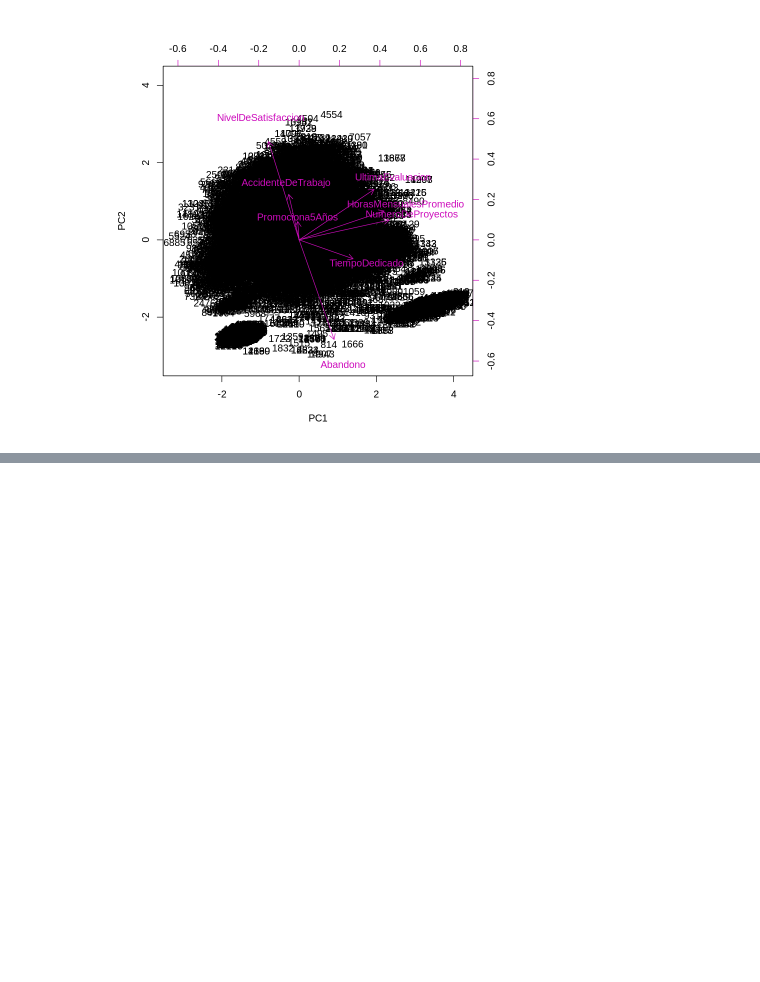
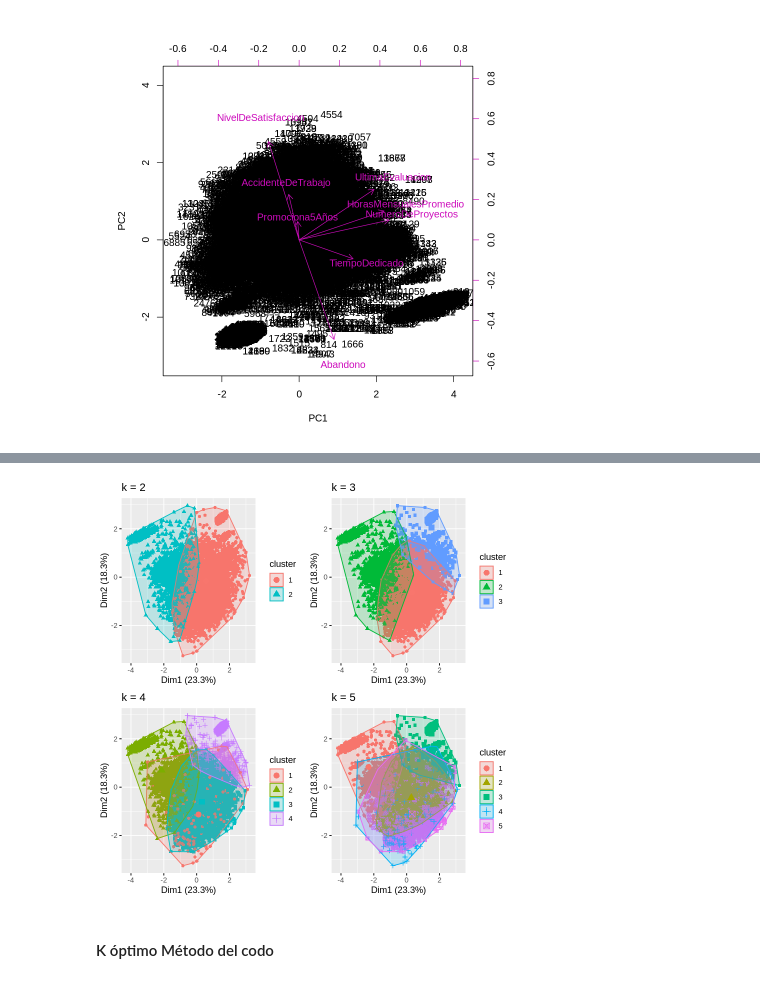
Before and after one commit to cristiandarioortegayubro/Maestria-Ciencia-de-Datos-UBA-FCE, a Jupyter notebook: Analisis_Multivariado/TPF_Ortega_Yubro.ipynb, the cells around one changed output, grey strips where cells are left out. Cells and saved outputs as stored; diff of their text form; code cells hidden in the pictures; blank space fills up the shorter version.

```diff
--- a/Analisis_Multivariado/TPF_Ortega_Yubro.ipynb
+++ b/Analisis_Multivariado/TPF_Ortega_Yubro.ipynb
@@ -443,0 +544,16 @@ biplot(PCA_resultados, scale = 0, col = c(1,6))
+# %%
+k3 <- kmeans(recursoshumanos03, centers = 3, nstart = 25)
+k4 <- kmeans(recursoshumanos03, centers = 4, nstart = 25)
+k5 <- kmeans(recursoshumanos03, centers = 5, nstart = 25)
+# %%
+p1 <- fviz_cluster(k2, geom = "point", data = recursoshumanos03) + ggtitle("k = 2")
+p2 <- fviz_cluster(k3, geom = "point",  data = recursoshumanos03) + ggtitle("k = 3")
+p3 <- fviz_cluster(k4, geom = "point",  data = recursoshumanos03) + ggtitle("k = 4")
+p4 <- fviz_cluster(k5, geom = "point",  data = recursoshumanos03) + ggtitle("k = 5")
+
+library(gridExtra)
+grid.arrange(p1, p2, p3, p4, nrow = 2)
+# %% [output]
+[figure, added]
+# %% [markdown]
+#### K óptimo Método del codo
```
Also changed, not shown: parts of 25 cells of this notebook.
